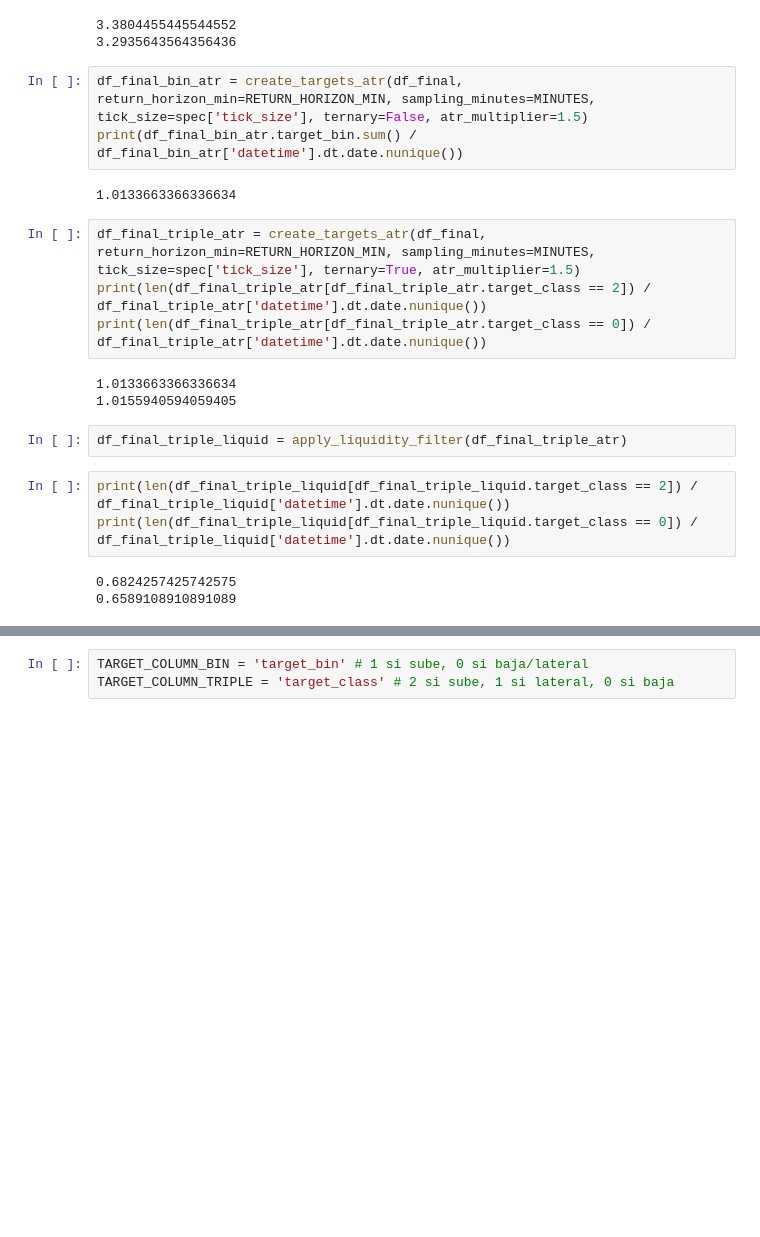
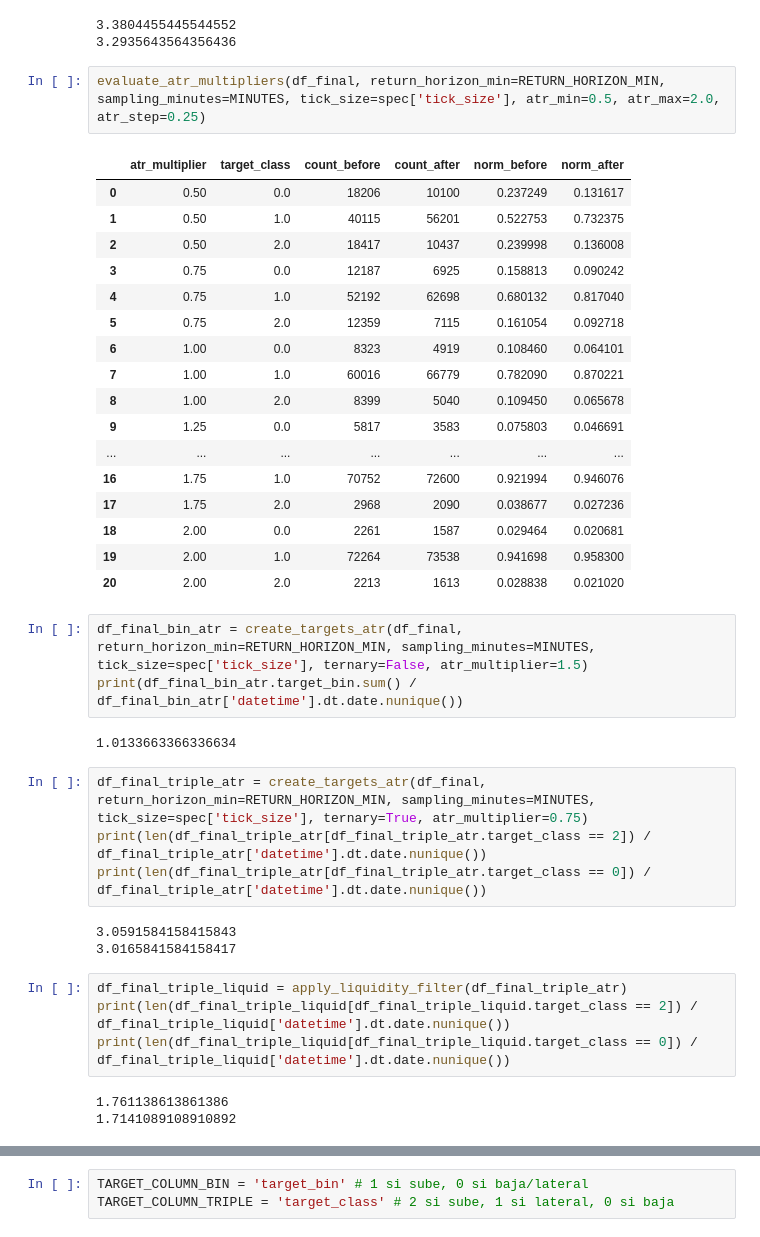
Before and after one commit to LijunZhou000/ML-Algorithmic-Trading, a Jupyter notebook: TradingBots/Models/gc1.ipynb, the cells around one changed output, grey strips where cells are left out. Cells and saved outputs as stored; diff of their text form; blank space fills up the shorter version.

```diff
--- a/TradingBots/Models/gc1.ipynb
+++ b/TradingBots/Models/gc1.ipynb
@@ -47,24 +57,43 @@ print(len(df_final_triple[df_final_triple.target_class == 0]) / df_final_triple[
 # %% [output]
 3.3804455445544552
 3.2935643564356436
+# %%
+evaluate_atr_multipliers(df_final, return_horizon_min=RETURN_HORIZON_MIN, sampling_minutes=MINUTES, tick_size=spec['tick_size'], atr_min=0.5, atr_max=2.0, atr_step=0.25)
+# %% [output]
+|  | atr_multiplier | target_class | count_before | count_after | norm_before | norm_after |
+| 0 | 0.50 | 0.0 | 18206 | 10100 | 0.237249 | 0.131617 |
+| 1 | 0.50 | 1.0 | 40115 | 56201 | 0.522753 | 0.732375 |
+| 2 | 0.50 | 2.0 | 18417 | 10437 | 0.239998 | 0.136008 |
+| 3 | 0.75 | 0.0 | 12187 | 6925 | 0.158813 | 0.090242 |
+| 4 | 0.75 | 1.0 | 52192 | 62698 | 0.680132 | 0.817040 |
+| 5 | 0.75 | 2.0 | 12359 | 7115 | 0.161054 | 0.092718 |
+| 6 | 1.00 | 0.0 | 8323 | 4919 | 0.108460 | 0.064101 |
+| 7 | 1.00 | 1.0 | 60016 | 66779 | 0.782090 | 0.870221 |
+| 8 | 1.00 | 2.0 | 8399 | 5040 | 0.109450 | 0.065678 |
+| 9 | 1.25 | 0.0 | 5817 | 3583 | 0.075803 | 0.046691 |
+| ... | ... | ... | ... | ... | ... | ... |
+| 16 | 1.75 | 1.0 | 70752 | 72600 | 0.921994 | 0.946076 |
+| 17 | 1.75 | 2.0 | 2968 | 2090 | 0.038677 | 0.027236 |
+| 18 | 2.00 | 0.0 | 2261 | 1587 | 0.029464 | 0.020681 |
+| 19 | 2.00 | 1.0 | 72264 | 73538 | 0.941698 | 0.958300 |
+| 20 | 2.00 | 2.0 | 2213 | 1613 | 0.028838 | 0.021020 |
 # %%
 df_final_bin_atr = create_targets_atr(df_final, return_horizon_min=RETURN_HORIZON_MIN, sampling_minutes=MINUTES, tick_size=spec['tick_size'], ternary=False, atr_multiplier=1.5)
 print(df_final_bin_atr.target_bin.sum() / df_final_bin_atr['datetime'].dt.date.nunique())
 # %% [output]
 1.0133663366336634
 # %%
-df_final_triple_atr = create_targets_atr(df_final, return_horizon_min=RETURN_HORIZON_MIN, sampling_minutes=MINUTES, tick_size=spec['tick_size'], ternary=True, atr_multiplier=1.5)
+df_final_triple_atr = create_targets_atr(df_final, return_horizon_min=RETURN_HORIZON_MIN, sampling_minutes=MINUTES, tick_size=spec['tick_size'], ternary=True, atr_multiplier=0.75)
 print(len(df_final_triple_atr[df_final_triple_atr.target_class == 2]) / df_final_triple_atr['datetime'].dt.date.nunique())
 print(len(df_final_triple_atr[df_final_triple_atr.target_class == 0]) / df_final_triple_atr['datetime'].dt.date.nunique())
 # %% [output]
-1.0133663366336634
-1.0155940594059405
+3.0591584158415843
+3.0165841584158417
 # %%
 df_final_triple_liquid = apply_liquidity_filter(df_final_triple_atr)
+print(len(df_final_triple_liquid[df_final_triple_liquid.target_class == 2]) / df_final_triple_liquid['datetime'].dt.date.nunique())
+print(len(df_final_triple_liquid[df_final_triple_liquid.target_class == 0]) / df_final_triple_liquid['datetime'].dt.date.nunique())
+# %% [output]
+1.761138613861386
+1.7141089108910892
-# %%
-print(len(df_final_triple_liquid[df_final_triple_liquid.target_class == 2]) / df_final_triple_liquid['datetime'].dt.date.nunique())
-print(len(df_final_triple_liquid[df_final_triple_liquid.target_class == 0]) / df_final_triple_liquid['datetime'].dt.date.nunique())
-# %% [output]
-0.6824257425742575
-0.6589108910891089
 # %%
```
Also changed, not shown: parts of 10 cells of this notebook, 3 other files.
